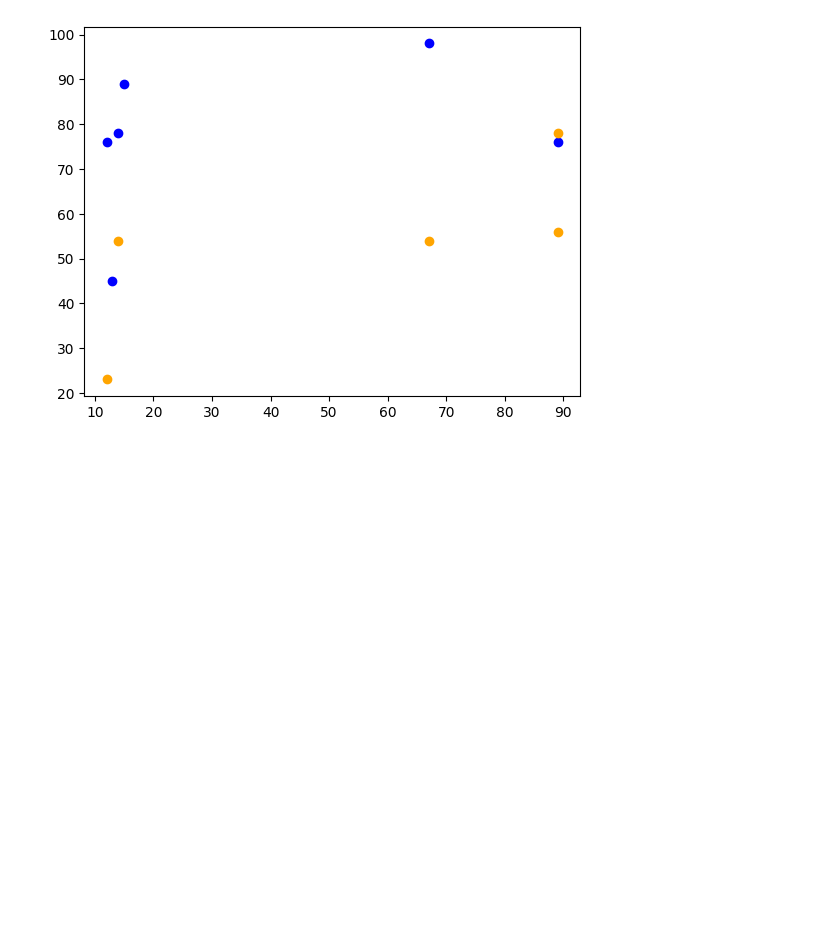
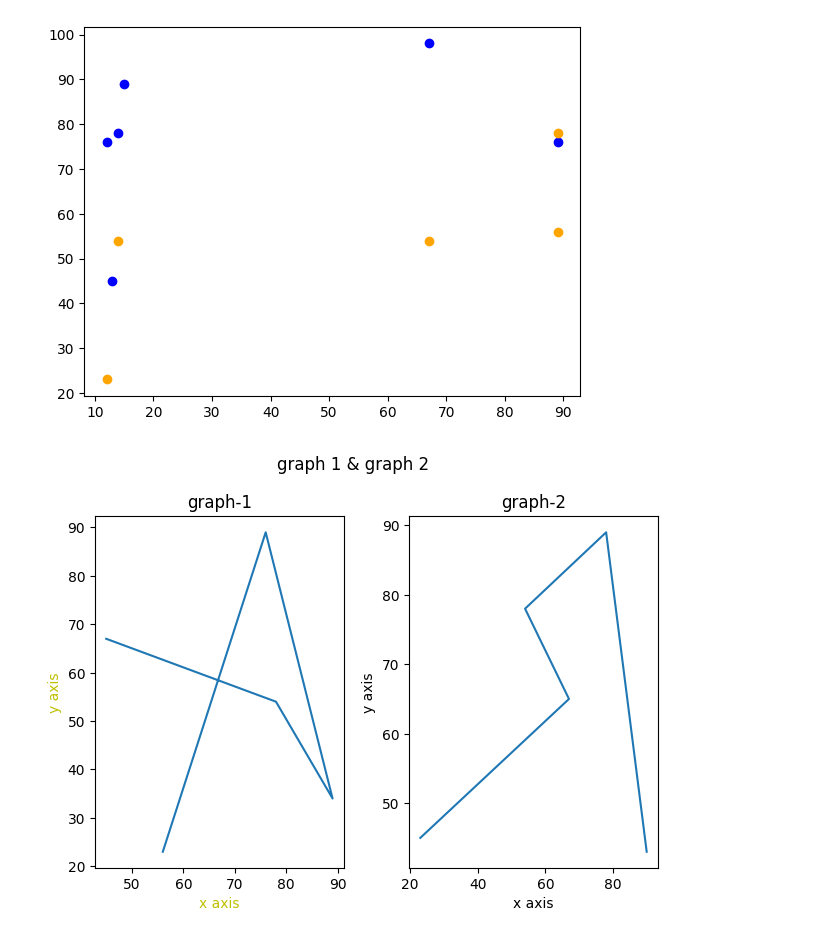
Before and after one commit to Nandanalinson/Python-core-concepts, a Jupyter notebook: day51/matplot_lib.ipynb, the cells around one changed output. Cells and saved outputs as stored; diff of their text form; code cells hidden in the pictures; blank space fills up the shorter version.

Commit message:
Matplot_lib: subplot

```diff
--- a/day51/matplot_lib.ipynb
+++ b/day51/matplot_lib.ipynb
@@ -209,3 +209,37 @@ plt.scatter(x34,y34,color = 'orange')
 # %% [output]
 <matplotlib.collections.PathCollection at 0x...>
 [figure]
+# %%
+# subplot - used to do partition
+# its has three arguments (nrow,ncol,index)
+# when we give index as 1 , that graph comes first . if index is 2 , then it will come second
+# here first and second argument represet rows and columns.
+# how many rows or columns you need.
+# if we give 1,2 then there is only one row which can have two columns
+# if we give 1,4 . it has one row(vertical) which can have 4 columns(horizontally)
+# if we give 2,1 . it will have the subplot space for two rows and then in each row only one column.
+# partition
+# graph splitted into two
+
+x1 = [45,78,89,76,56]
+y1 = [67,54,34,89,23]
+
+plt.subplot(1,2,1)
+plt.xlabel('x axis',size = 10,color = 'y')
+plt.ylabel('y axis',size=10,color = 'y')
+plt.title('graph-1')
+plt.plot(x1,y1)
+
+x2 = [23,67,54,78,90]
+y2 = [45,65,78,89,43]
+
+plt.subplot(1,2,2)
+plt.xlabel('x axis')
+plt.ylabel('y axis')
+plt.title('graph-2')
+plt.plot(x2,y2)
+
+plt.suptitle("graph 1 & graph 2") # adds a main title for the entire figure, centered above all subplots.
+plt.tight_layout() #automatically adjusts the spacing between subplots so that labels, titles, and ticks don’t overlap.
+# %% [output]
+[figure, added]
```
